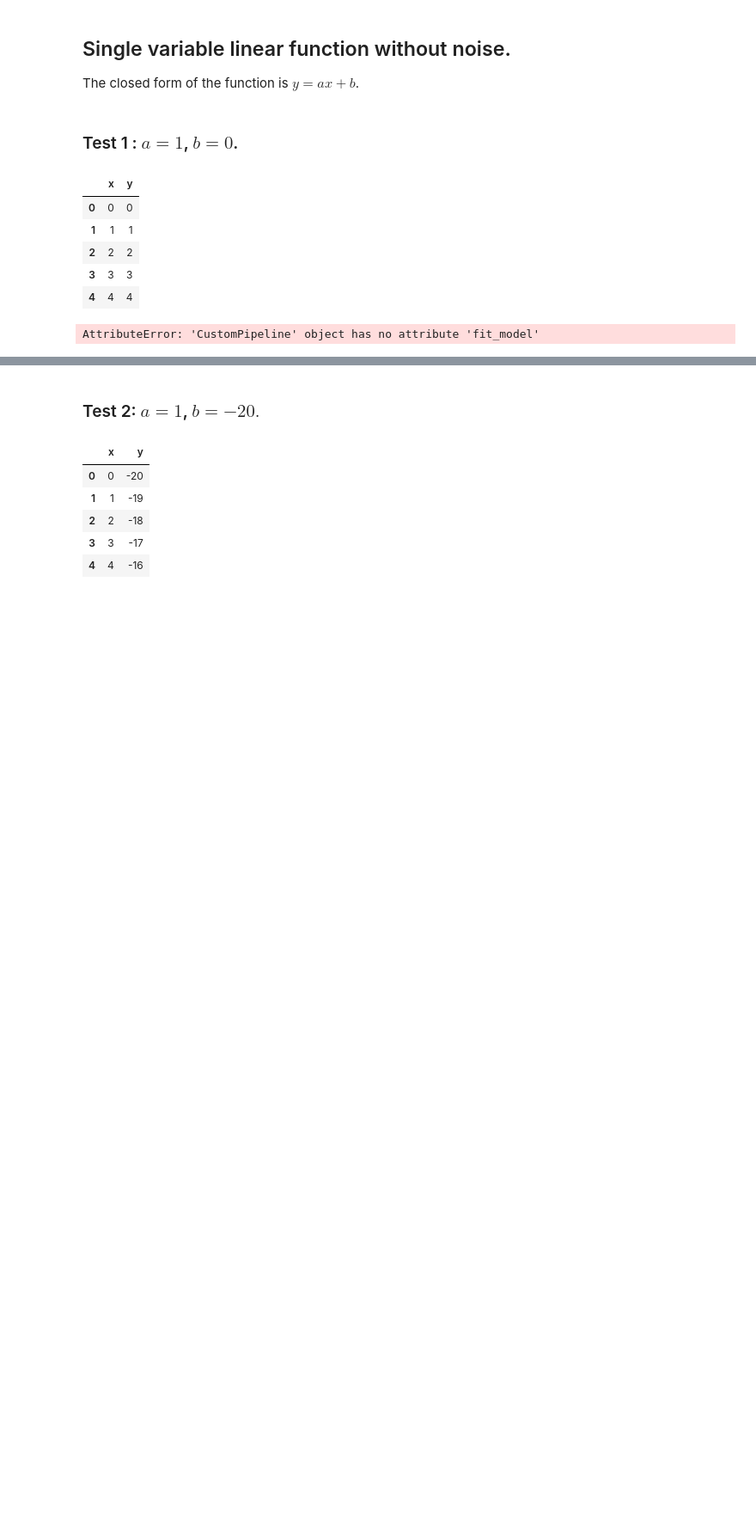
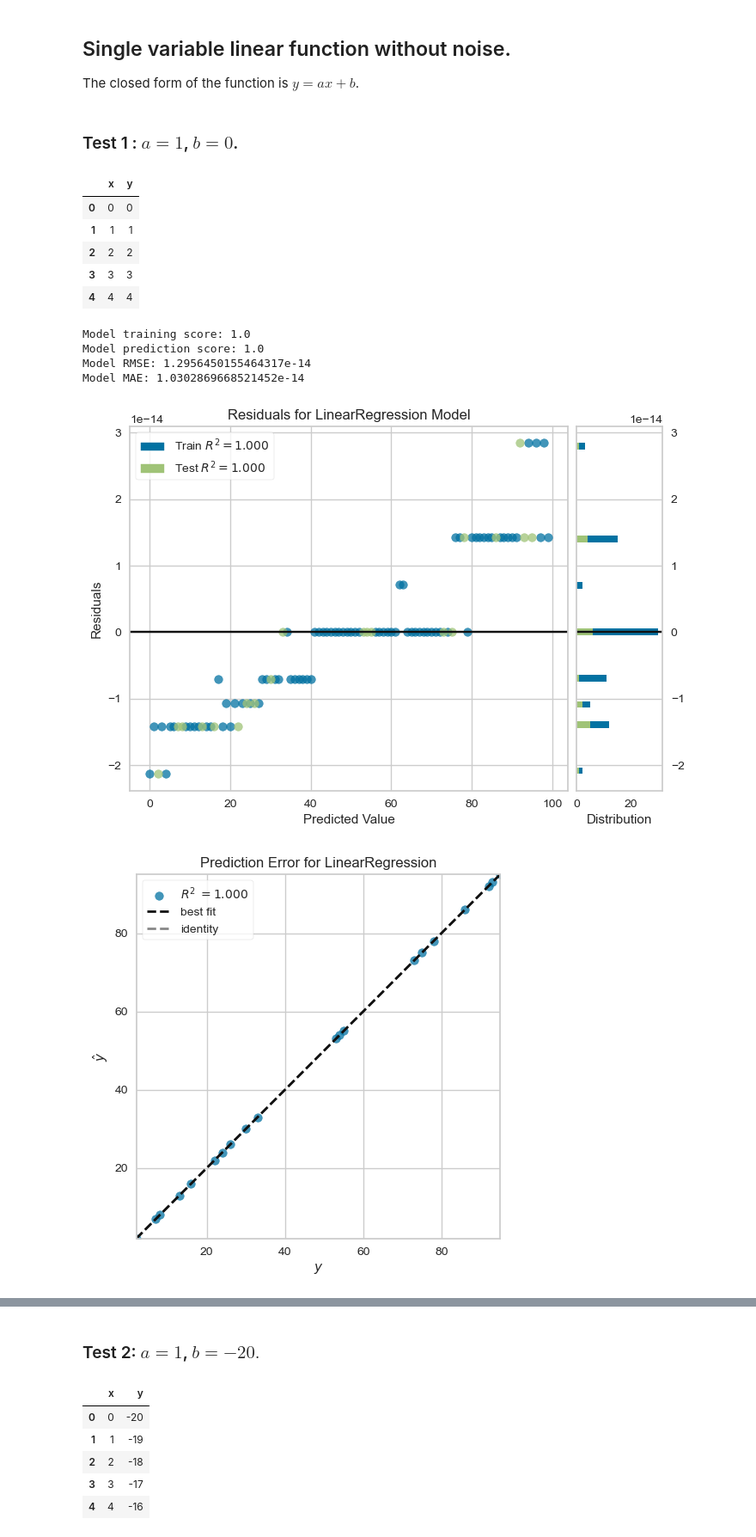
Before and after one commit to cbohnert67/Model-Experiments-Toolbox, a Jupyter notebook: notebooks/basic-regression-tests.ipynb, the cells around one changed output, grey strips where cells are left out. Shown at 86% size. Cells and saved outputs as stored; diff of their text form; code cells hidden in the pictures; blank space fills up the shorter version.

```diff
--- a/notebooks/basic-regression-tests.ipynb
+++ b/notebooks/basic-regression-tests.ipynb
@@ -29,10 +30,15 @@ data1.head()
 # %%
 from sklearn.linear_model import LinearRegression
 reg = Regressor(LinearRegression(), "lr")
-data = Data(data1, ['x'], 'y', 0.2)
-setting = Setting()
+data = Data(data1, ['x'], 'y', 0.8)
+setting = Setting(transforming_strategy="")
 p1 = CustomPipeline(reg, data, setting)
 p1.get_summary()
 # %% [output]
-AttributeError: 'CustomPipeline' object has no attribute 'fit_model'
+Model training score: 1.0
+Model prediction score: 1.0
+Model RMSE: 1.2956450155464317e-14
+Model MAE: 1.0302869668521452e-14
+[figure, added]
+[figure, added]
 # %%
```
Also changed, not shown: parts of 13 cells of this notebook, 4 other files.
